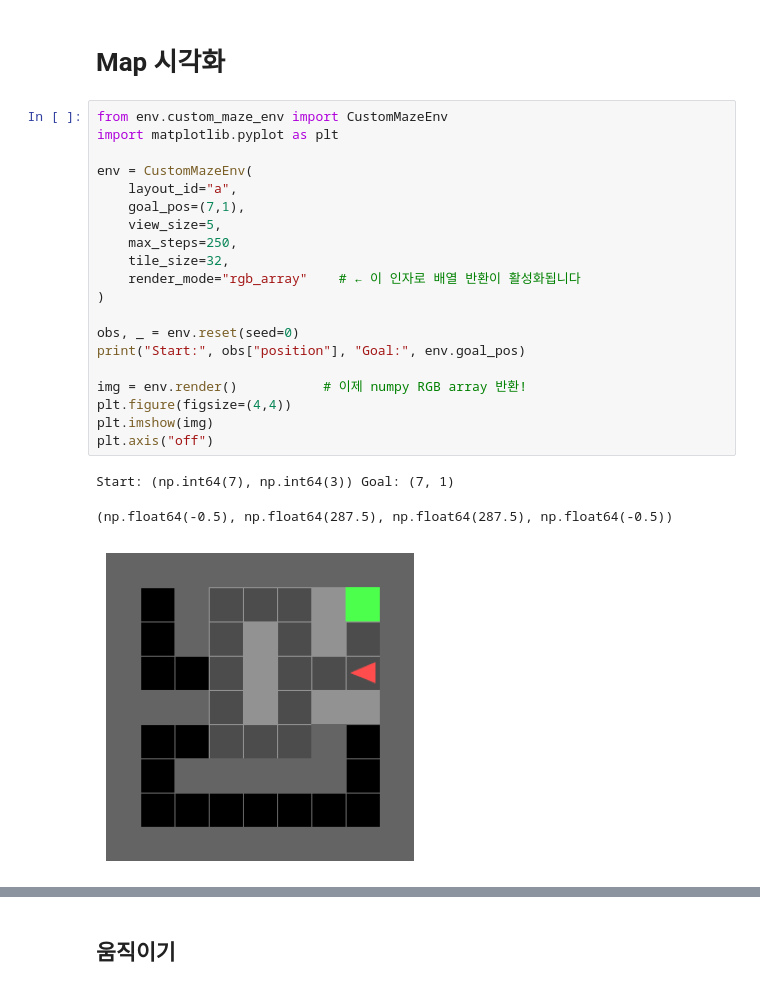
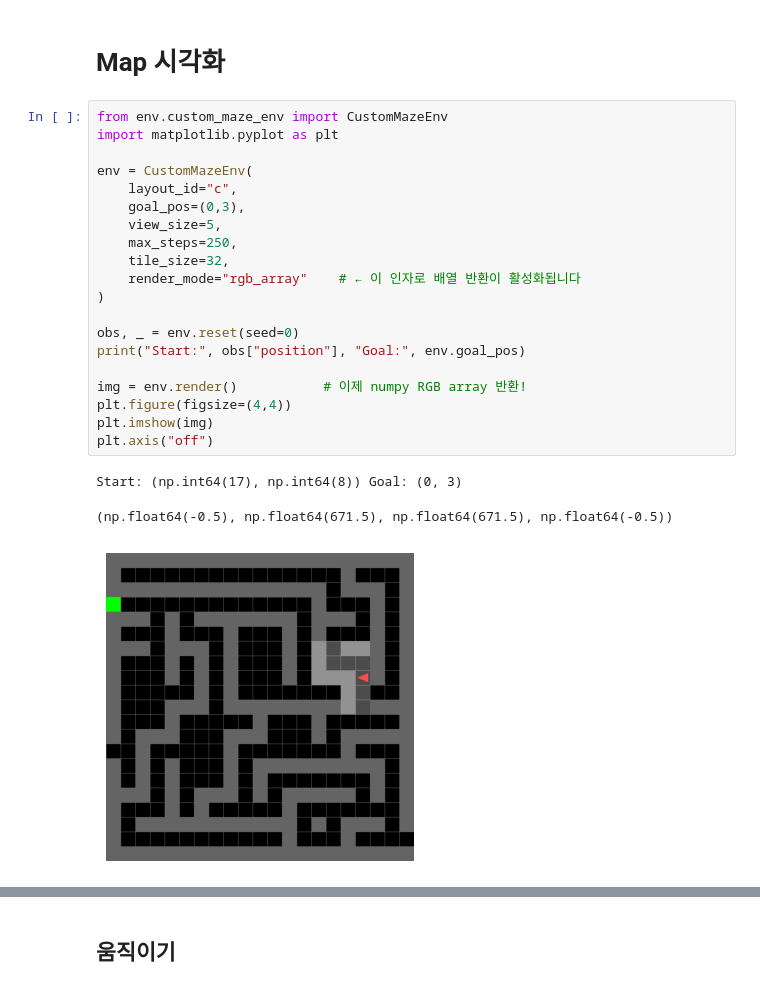
Before and after one commit to jongminpark88/Comp_neuro_final, a Jupyter notebook: notebooks/visualize_map.ipynb, the cells around one changed output, grey strips where cells are left out. Cells and saved outputs as stored; diff of their text form.

```diff
--- a/notebooks/visualize_map.ipynb
+++ b/notebooks/visualize_map.ipynb
@@ -9,24 +9,24 @@ if project_root not in sys.path:
 # %%
 from env.custom_maze_env import CustomMazeEnv
 import matplotlib.pyplot as plt
 
 env = CustomMazeEnv(
-    layout_id="a",
-    goal_pos=(7,1),
+    layout_id="c",
+    goal_pos=(0,3),
     view_size=5,
     max_steps=250,
     tile_size=32,
     render_mode="rgb_array"    # ← 이 인자로 배열 반환이 활성화됩니다
 )
 
 obs, _ = env.reset(seed=0)
 print("Start:", obs["position"], "Goal:", env.goal_pos)
 
 img = env.render()           # 이제 numpy RGB array 반환!
 plt.figure(figsize=(4,4))
 plt.imshow(img)
 plt.axis("off")
 # %% [output]
-Start: (np.int64(7), np.int64(3)) Goal: (7, 1)
+Start: (np.int64(17), np.int64(8)) Goal: (0, 3)
-(np.float64(-0.5), np.float64(287.5), np.float64(287.5), np.float64(-0.5))
+(np.float64(-0.5), np.float64(671.5), np.float64(671.5), np.float64(-0.5))
-[figure, old version]
+[figure, new version]
```
Also changed, not shown: parts of 16 cells of this notebook, 1 other file.
